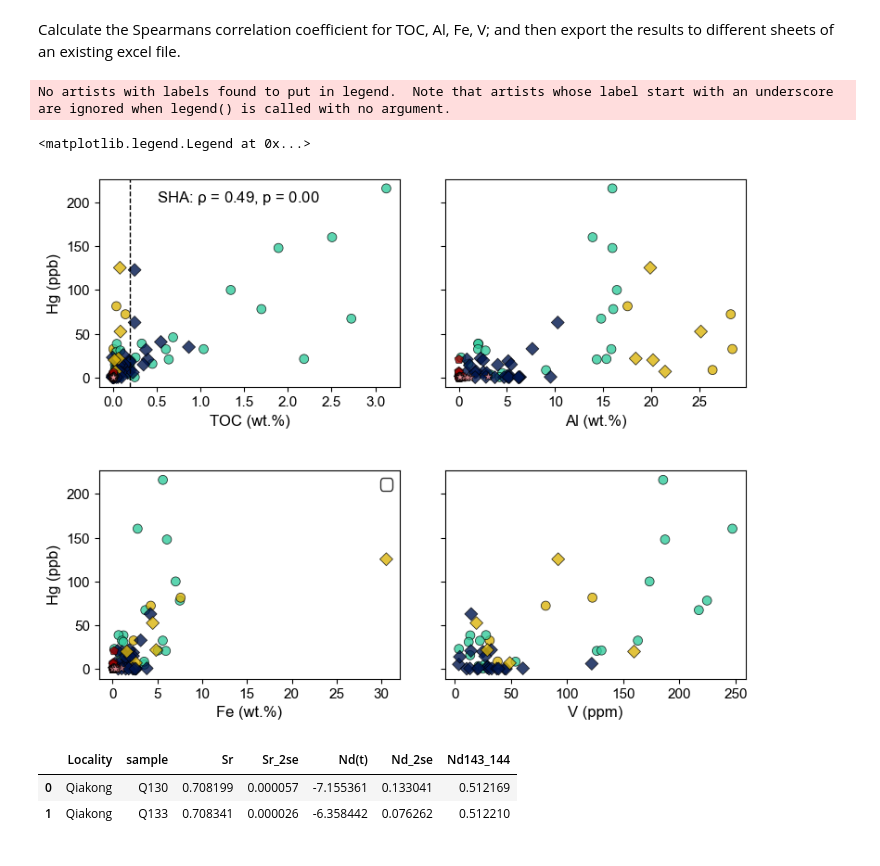
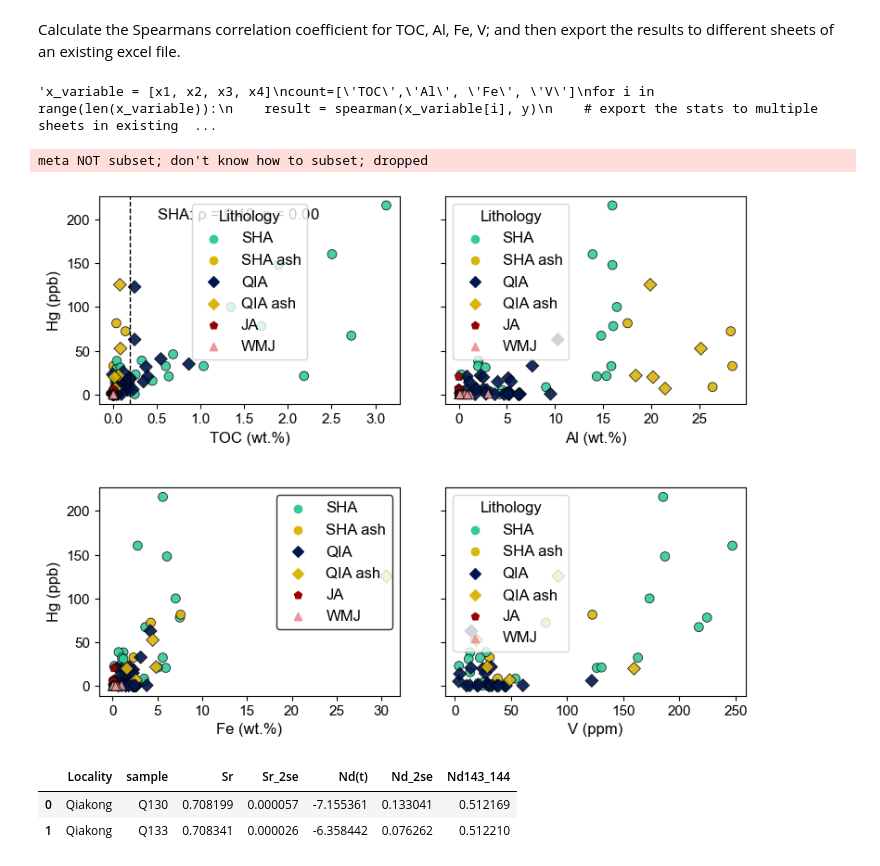
Before and after one commit to oluwaseun-edward/notebooks, a Jupyter notebook: covariation.ipynb, the cells around one changed output. Drawn from its saved outputs; the diff is of its cells as text; code cells hidden in the pictures.

```diff
--- a/covariation.ipynb
+++ b/covariation.ipynb
@@ -73,7 +81,7 @@ spearman(x1,y)
 # %% [markdown]
 Calculate the Spearmans correlation coefficient for TOC, Al, Fe, V; and then export the results to different sheets of an existing excel file.
 # %%
-x_variable = [x1, x2, x3, x4]
+"""x_variable = [x1, x2, x3, x4]
 count=['TOC','Al', 'Fe', 'V']
 for i in range(len(x_variable)):
     result = spearman(x_variable[i], y)
@@ -81,38 +89,40 @@ for i in range(len(x_variable)):
     with pd.ExcelWriter("../spearman.xlsx",engine="openpyxl", mode='a', if_sheet_exists='overlay') as writer:
         result.to_excel(writer, sheet_name=f"output{count[i]}", index=True)
     # print(result)
+    """
+# %% [output]
+'x_variable = [x1, x2, x3, x4]\ncount=[\'TOC\',\'Al\', \'Fe\', \'V\']\nfor i in range(len(x_variable)):\n    result = spearman(x_variable[i], y)\n    # export the stats to multiple sheets in existing  ...
 # %%
 Hg = data["Hg"]
 # %%
 fig, ((ax0, ax1), (ax2, ax3)) = plt.subplots(nrows=2, ncols=2,
                                 figsize=(9, 7), sharey=True)
 colors = ['#33cb9c', '#DBB40C', '#00164e', '#DBB40C', '#9b0000', '#ef959d']
-markers = ['o','o', 'D','D', 'p','*']
+markers = ['o','o', 'D','D', 'p','^']
 fig.subplots_adjust(hspace=0.4, wspace=0.15)
 
 #define the variables needed to iterably make the figures.
 subs = ['TOC', 'Al', 'Fe', 'V']
 ax = [ax0, ax1, ax2, ax3]
 xlabels = [ "TOC (wt.%)", "Al (wt.%)", "Fe (wt.%)","V (ppm)"]
 text = r'$\rho$'
 # make subplots using a for loop.
 for ix, sub in enumerate(subs):
     sns.scatterplot(data=data, x=data[sub], y=Hg, ax=ax[ix],
-                    color='black', edgecolor='black', legend=False,
-                    s=50, hue='Lithology', palette=colors, alpha=0.8,
+                    color='black', edgecolor='black', legend=True,
+                    s=50, hue='Lithology', palette=colors, alpha=0.9,
                     style='Lithology', markers=markers,
                     )
     ax[ix].tick_params(labelsize=11)
     ax[ix].set_xlabel(xlabels[ix], fontsize=12)
     ax[ix].set_ylabel("Hg (ppb)", fontsize=12)
 ax0.axvline(x=0.2, linestyle='--', color='black', linewidth=1)
 ax0.annotate(f'SHA: {text} = 0.49, p = 0.00',(0.5,200))
 ax2.legend(loc='upper right', edgecolor='black')
 # plt.savefig("../plots/covariation.pdf")
 # %% [output]
-No artists with labels found to put in legend.  Note that artists whose label start with an underscore are ignored when legend() is called with no argument.
+meta NOT subset; don't know how to subset; dropped
-<matplotlib.legend.Legend at 0x...>
-[figure, old version]
+[figure, new version]
 # %%
 df = pd.read_excel('../manuscript_data.xlsx', sheet_name="Nd_Sr")
 df.head(2)
```
Also changed, not shown: parts of 1 cell of this notebook, 2 other files.
